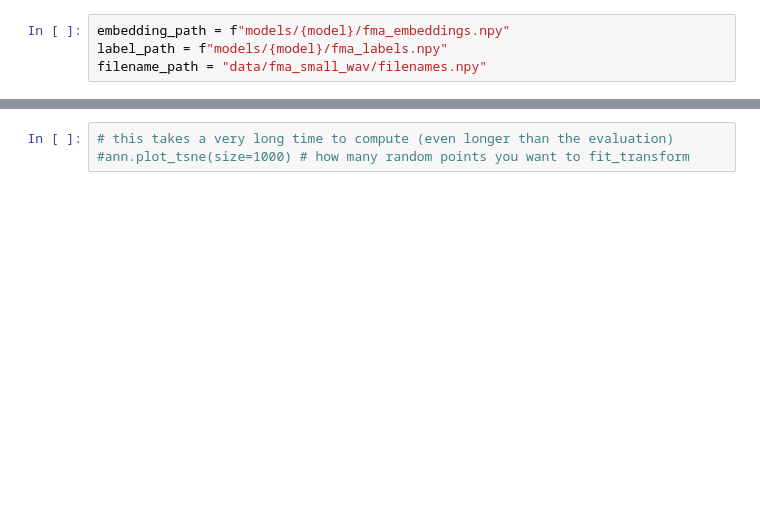
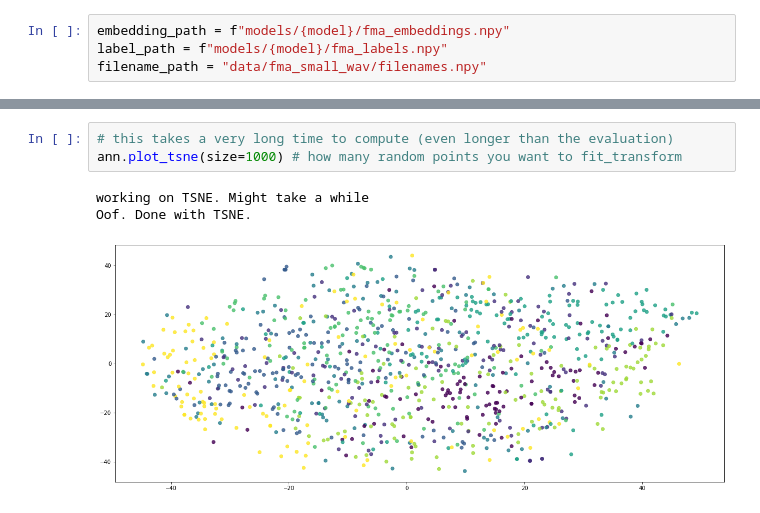
Before and after one commit to Joel103/genre_classification, a Jupyter notebook: ANN_Inference.ipynb, the cells around one changed output, grey strips where cells are left out. Saved outputs shown, nothing was run; the diff lists cells and outputs as text; blank space fills up the shorter version.

```diff
--- a/ANN_Inference.ipynb
+++ b/ANN_Inference.ipynb
@@ -30,6 +26,10 @@ ann.supervised_evaluation(double_vote=False)
 # %%
 # this takes a very long time to compute (even longer than the evaluation)
-#ann.plot_tsne(size=1000) # how many random points you want to fit_transform
+ann.plot_tsne(size=1000) # how many random points you want to fit_transform
+# %% [output]
+working on TSNE. Might take a while
+Oof. Done with TSNE.
+[figure, added]
 # %%
 c_mat = ann.confusion_matrix
 
```
Also changed, not shown: parts of 7 cells of this notebook, 2 other files.
